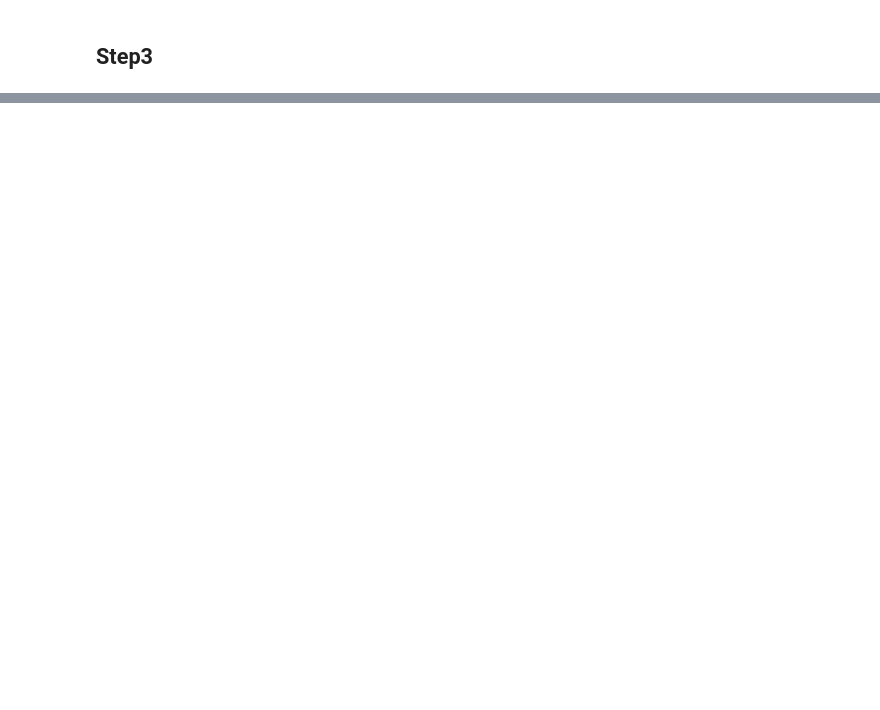
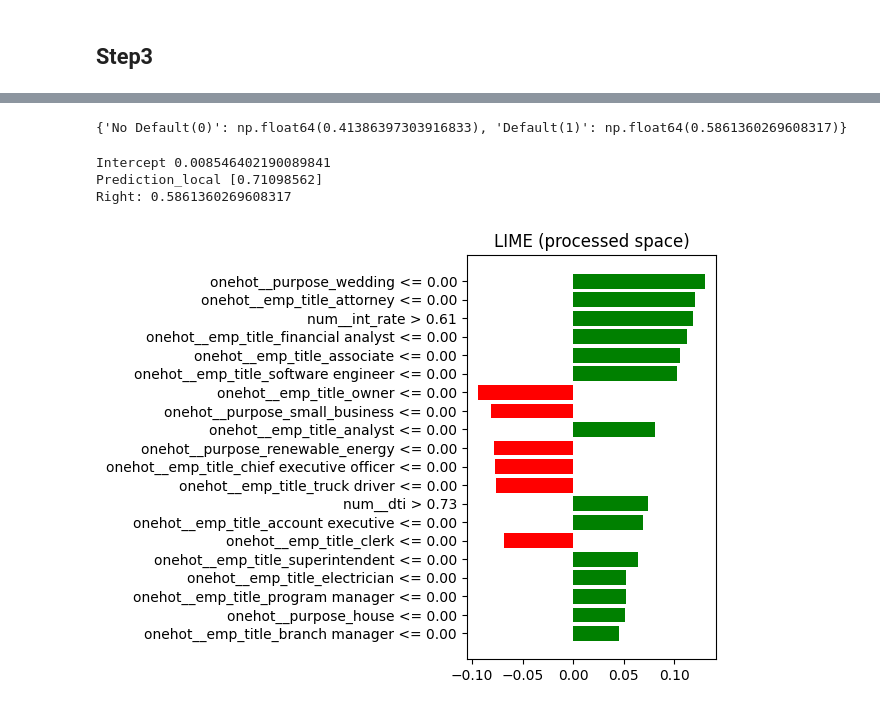
Before and after one commit to DENGDixin/isaf-g2, a Jupyter notebook: project.ipynb, the cells around one changed output, grey strips where cells are left out. Saved outputs shown, nothing was run; the diff lists cells and outputs as text; code cells hidden in the pictures; blank space fills up the shorter version.

```diff
--- a/project.ipynb
+++ b/project.ipynb
@@ -549,0 +654,21 @@ X_to_explain.head()
+# %%
+proba = predict_proba_on_processed(X_test_proc[[ri_idx]])[0]
+print({"No Default(0)": proba[0], "Default(1)": proba[1]})
+# %% [output]
+{'No Default(0)': np.float64(0.41386397303916833), 'Default(1)': np.float64(0.5861360269608317)}
+# %%
+# default instance
+exp_rp = explainer_proc.explain_instance(
+    data_row=X_test_proc[ri_idx],
+    predict_fn=predict_proba_on_processed,
+    num_features=20,
+    num_samples=5000
+)
+fig = exp_rp.as_pyplot_figure()
+plt.title(f"LIME (processed space)")
+plt.tight_layout(); plt.show()
+# %% [output]
+Intercept 0.008546402190089841
+Prediction_local [0.71098562]
+Right: 0.5861360269608317
+[figure, added]
```
Also changed, not shown: parts of 36 cells of this notebook.
